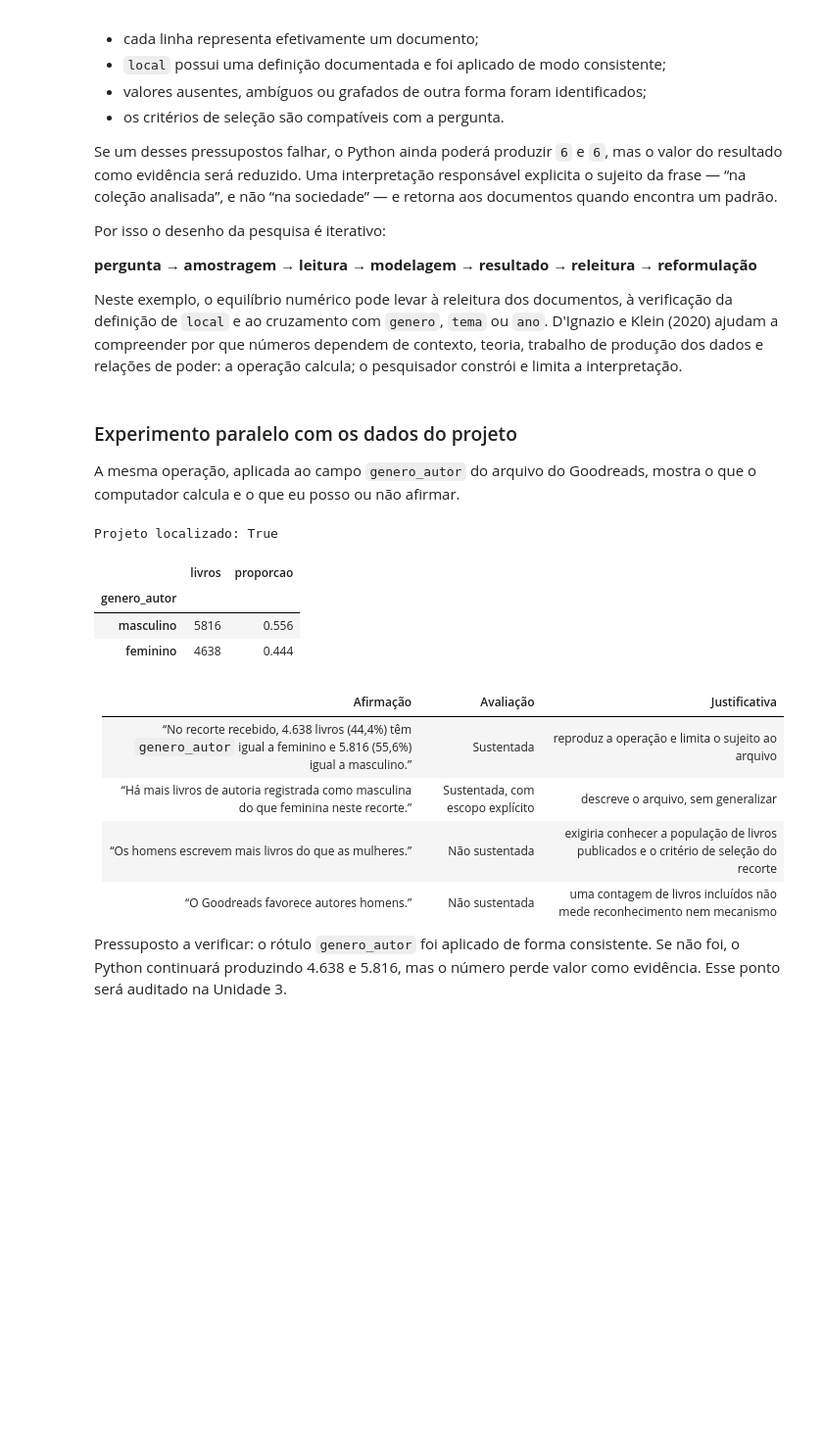
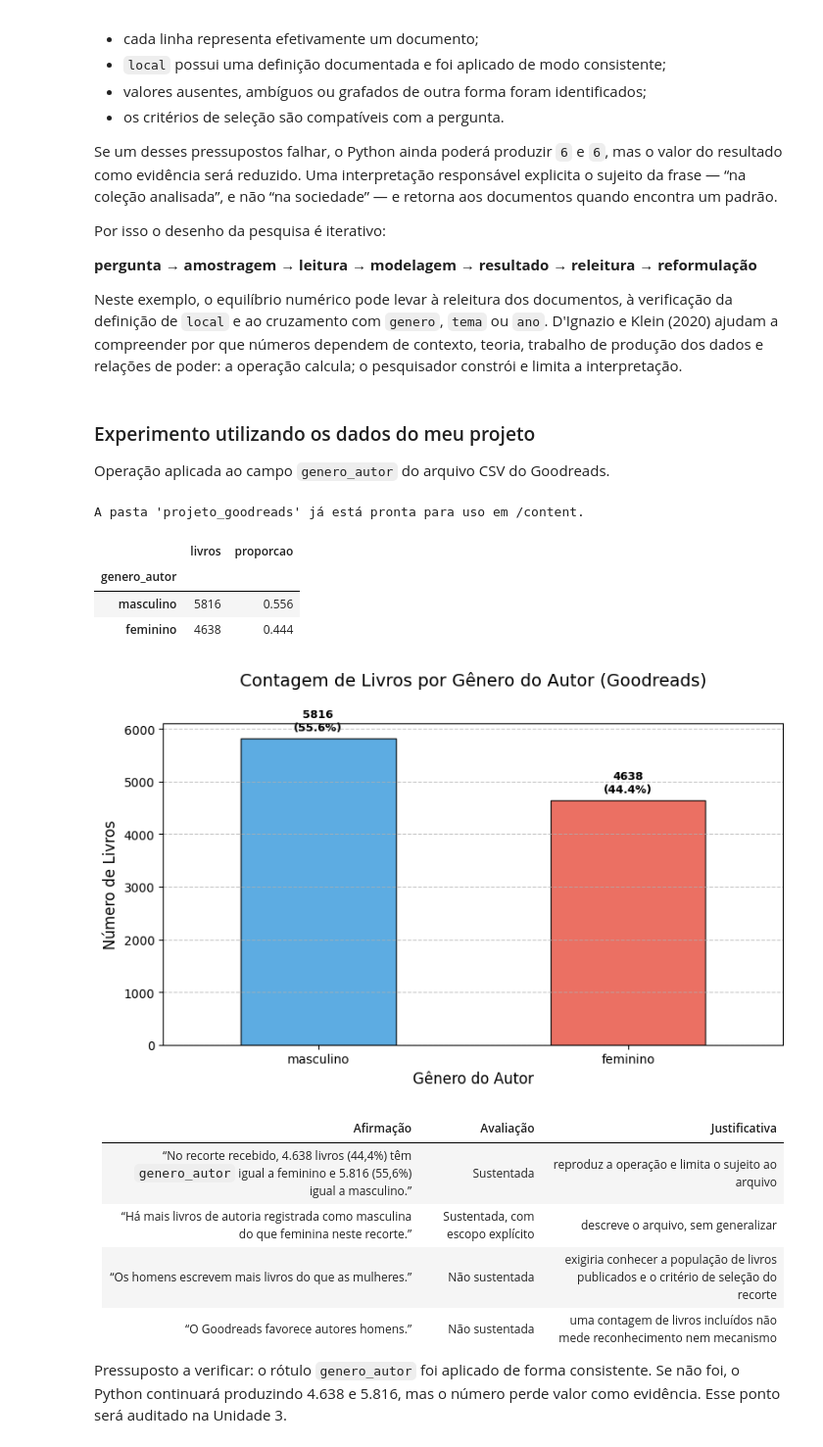
Before and after one commit to andrelfo85/Atividade_Goodreads, a Jupyter notebook: unidade_01/03_dados_corpus_e_evidencias.ipynb, the cells around one changed output. Shown at 98% size. Cells and saved outputs as stored; diff of their text form; code cells hidden in the pictures; blank space fills up the shorter version.

```diff
--- a/unidade_01/03_dados_corpus_e_evidencias.ipynb
+++ b/unidade_01/03_dados_corpus_e_evidencias.ipynb
@@ -413,25 +414,51 @@ ou `ano`. D'Ignazio e Klein (2020) ajudam a compreender por que números
 dependem de contexto, teoria, trabalho de produção dos dados e relações de
 poder: a operação calcula; o pesquisador constrói e limita a interpretação.
 # %% [markdown]
-### Experimento paralelo com os dados do projeto
+### Experimento utilizando os dados do meu projeto
 
-A mesma operação, aplicada ao campo `genero_autor` do arquivo do Goodreads,
-mostra o que o computador calcula e o que eu posso ou não afirmar.
+Operação aplicada ao campo `genero_autor` do arquivo CSV do Goodreads.
+# %%
+import subprocess
+from pathlib import Path
+import shutil
+
+# URL do meu repositório específico contendo o projeto_goodreads
+URL_PROJETO_USER = 'https://github.com/andrelfo85/Atividade_Goodreads.git'
+PASTA_CLONADA = Path('/content/Atividade_Goodreads')
+PASTA_DESTINO = Path('/content/projeto_goodreads')
+
+if not PASTA_DESTINO.exists():
+    print("Clonando repositório do projeto...")
+    # Clona o repositório temporariamente
+    subprocess.run(["git", "clone", "--depth", "1", URL_PROJETO_USER, str(PASTA_CLONADA)], check=True)
+
+    # Move a pasta 'projeto_goodreads' para /content/projeto_goodreads
+    origem_projeto = PASTA_CLONADA / "projeto_goodreads"
+    if origem_projeto.exists():
+        shutil.move(str(origem_projeto), str(PASTA_DESTINO))
+        print("Pasta 'projeto_goodreads' configurada com sucesso em /content!")
+    else:
+        print("Erro: A pasta 'projeto_goodreads' não foi encontrada dentro do repositório clonado.")
+
+    # Remove o restante dos arquivos clonados para manter o ambiente limpo
+    if PASTA_CLONADA.exists():
+        shutil.rmtree(PASTA_CLONADA)
+else:
+    print("A pasta 'projeto_goodreads' já está pronta para uso em /content.")
+# %% [output]
+A pasta 'projeto_goodreads' já está pronta para uso em /content.
 # %%
-# Localiza a pasta do projeto Goodreads (localmente ou no Colab, se a pasta for enviada para /content)
 import sys
 from pathlib import Path
 
-CANDIDATOS = [Path("../projeto_goodreads"), Path("projeto_goodreads"), Path("/content/projeto_goodreads")]
-PROJETO = next((c.resolve() for c in CANDIDATOS if (c / "preparar_base.py").exists()), None)
+# Procura a pasta do projeto de forma direta
+PROJETO = next((Path(p).resolve() for p in ["projeto_goodreads", "/content/projeto_goodreads"] if (Path(p) / "preparar_base.py").exists()), None)
+
 if PROJETO is None:
-    raise FileNotFoundError(
-        "Pasta projeto_goodreads não encontrada. Coloque-a ao lado das pastas unidade_0X "
-        "ou, no Colab, envie-a para /content."
-    )
+    raise FileNotFoundError("Pasta 'projeto_goodreads' não localizada. Verifique o download do repositório.")
+
 if str(PROJETO) not in sys.path:
     sys.path.insert(0, str(PROJETO))
-print("Projeto localizado:", (PROJETO / "preparar_base.py").exists())
 
 from preparar_base import ler_bruto
 
@@ -442,11 +469,36 @@ pd.DataFrame({
     "proporcao": livros["genero_autor"].value_counts(normalize=True).round(3),
 })
 # %% [output]
-Projeto localizado: True
 |  | livros | proporcao |
 | genero_autor |  |  |
 | masculino | 5816 | 0.556 |
 | feminino | 4638 | 0.444 |
+# %%
+import matplotlib.pyplot as plt
+
+# Criação de gráfico de barras para contagem de livros por gênero dos autores
+plt.figure(figsize=(8, 5))
+cores = ['#3498db', '#e74c3c']
+
+# Plotagem
+contagem_genero.plot(kind='bar', color=cores, edgecolor='black', alpha=0.8)
+
+# Customização do gráfico
+plt.title('Contagem de Livros por Gênero do Autor (Goodreads)\n', fontsize=14, pad=15)
+plt.xlabel('Gênero do Autor', fontsize=12)
+plt.ylabel('Número de Livros', fontsize=12)
+plt.xticks(rotation=0)
+plt.grid(axis='y', linestyle='--', alpha=0.7)
+
+# Exibindo os valores acima das barras
+for i, valor in enumerate(contagem_genero):
+    plt.text(i, valor + 100, f"{valor}\n({(valor/contagem_genero.sum()*100):.1f}%)",
+             ha='center', va='bottom', fontsize=9, fontweight='bold')
+
+plt.tight_layout()
+plt.show()
+# %% [output]
+[figure, added]
 # %% [markdown]
 | Afirmação | Avaliação | Justificativa |
 |---|---|---|
```
Also changed, not shown: parts of 6 cells of this notebook.
